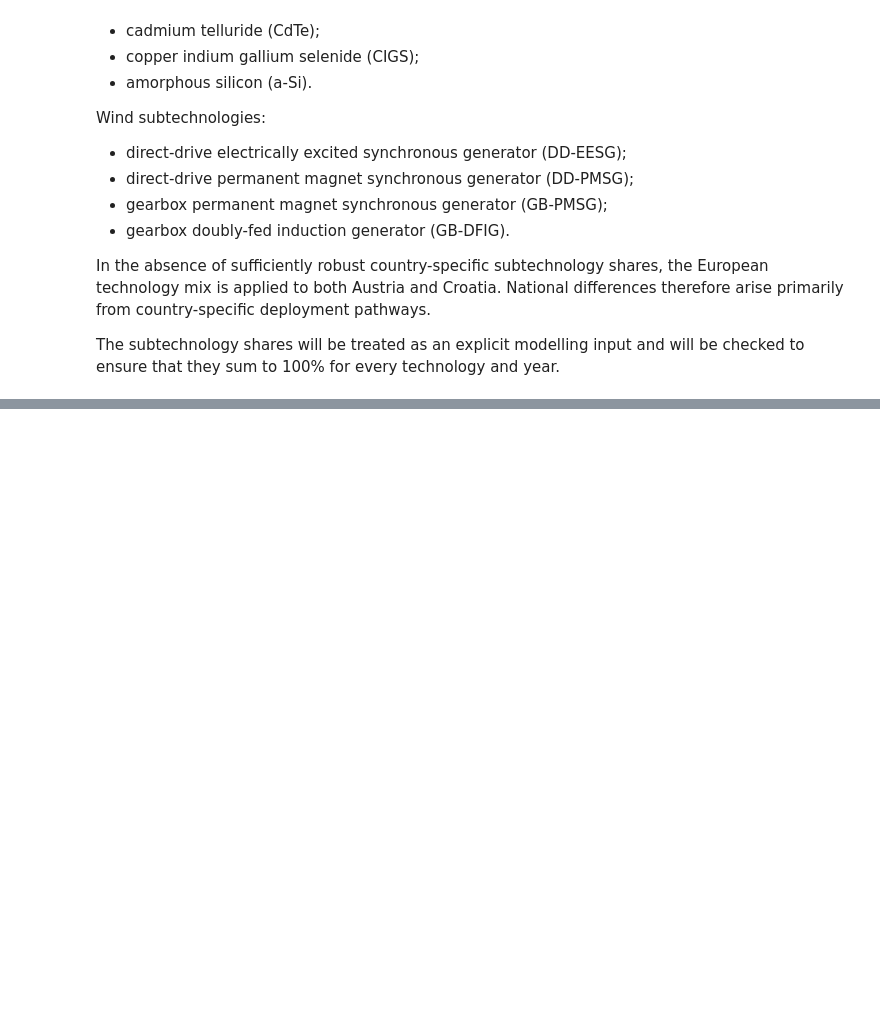
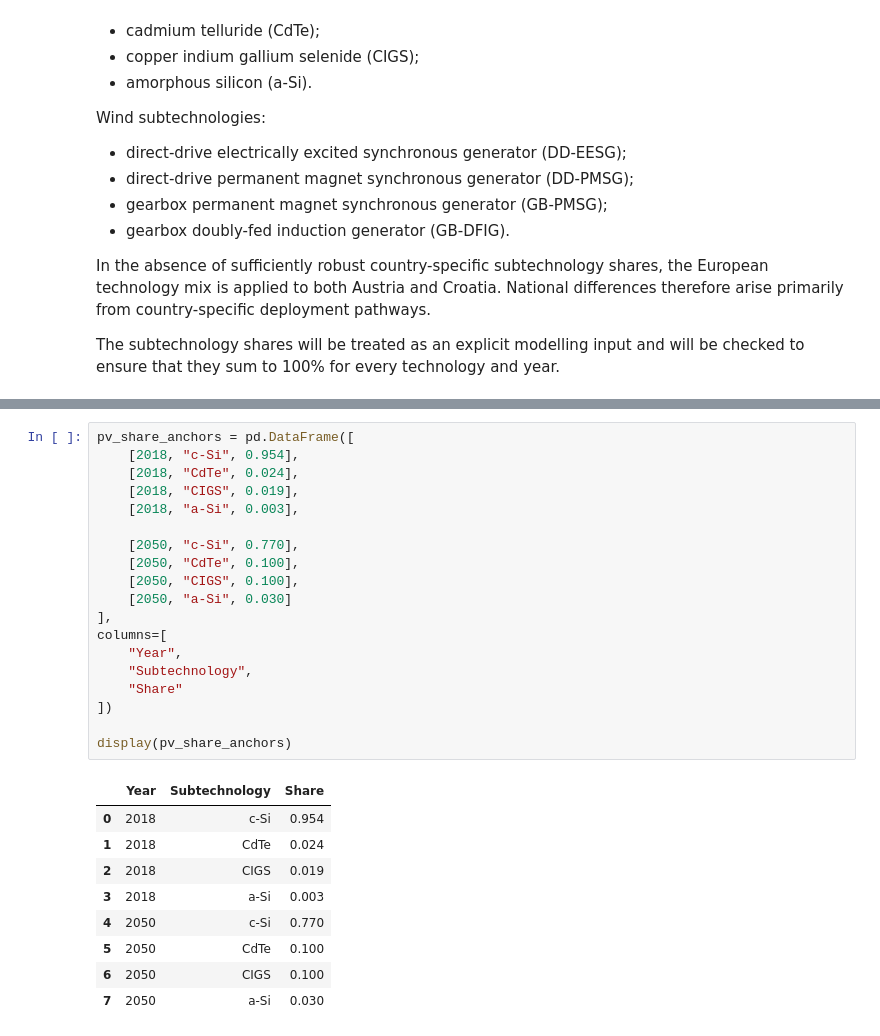
Before and after one commit to Trickwillfrit/MFA, a Jupyter notebook: notebooks/ENV501_Austria_Croatia_MFA.ipynb, the cells around one changed output, grey strips where cells are left out. Drawn from its saved outputs; the diff is of its cells as text; blank space fills up the shorter version.

```diff
--- a/notebooks/ENV501_Austria_Croatia_MFA.ipynb
+++ b/notebooks/ENV501_Austria_Croatia_MFA.ipynb
@@ -794,0 +817,29 @@ The subtechnology shares will be treated as an explicit modelling input and will
+# %%
+pv_share_anchors = pd.DataFrame([
+    [2018, "c-Si", 0.954],
+    [2018, "CdTe", 0.024],
+    [2018, "CIGS", 0.019],
+    [2018, "a-Si", 0.003],
+
+    [2050, "c-Si", 0.770],
+    [2050, "CdTe", 0.100],
+    [2050, "CIGS", 0.100],
+    [2050, "a-Si", 0.030]
+],
+columns=[
+    "Year",
+    "Subtechnology",
+    "Share"
+])
+
+display(pv_share_anchors)
+# %% [output]
+|  | Year | Subtechnology | Share |
+| 0 | 2018 | c-Si | 0.954 |
+| 1 | 2018 | CdTe | 0.024 |
+| 2 | 2018 | CIGS | 0.019 |
+| 3 | 2018 | a-Si | 0.003 |
+| 4 | 2050 | c-Si | 0.770 |
+| 5 | 2050 | CdTe | 0.100 |
+| 6 | 2050 | CIGS | 0.100 |
+| 7 | 2050 | a-Si | 0.030 |
```
Also changed, not shown: parts of 3 cells of this notebook.
